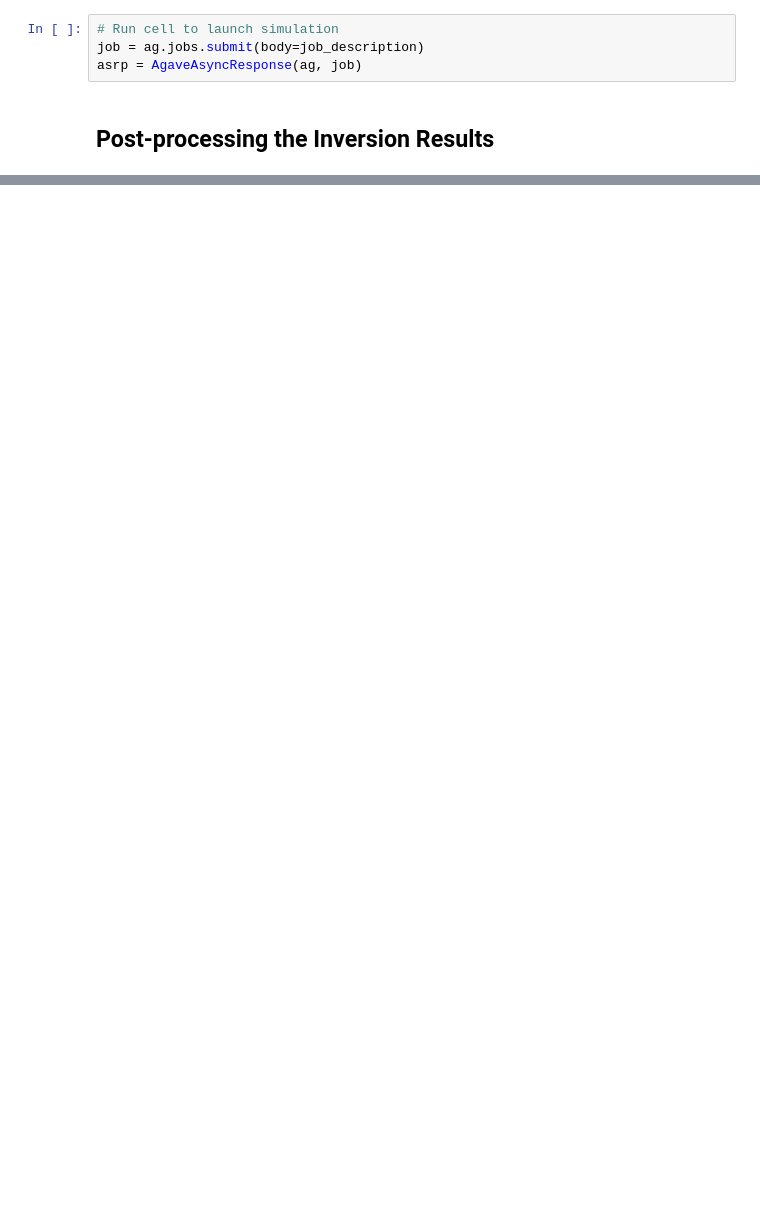
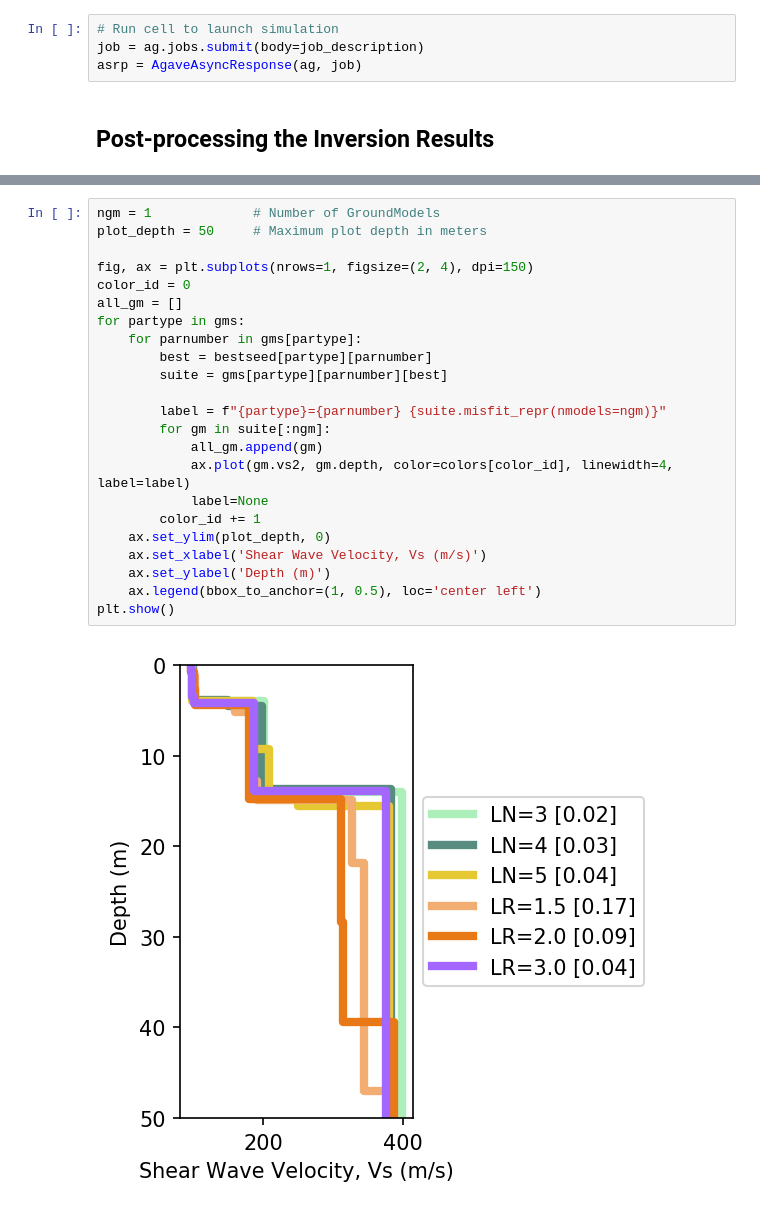
Before and after one commit to jpvantassel/swprepost, a Jupyter notebook: examples/adv/SWinvertWorkflow.ipynb, the cells around one changed output, grey strips where cells are left out. Drawn from its saved outputs; the diff is of its cells as text; blank space fills up the shorter version.

```diff
--- a/examples/adv/SWinvertWorkflow.ipynb
+++ b/examples/adv/SWinvertWorkflow.ipynb
@@ -481,0 +427,25 @@ plt.show()
+# %%
+ngm = 1             # Number of GroundModels
+plot_depth = 50     # Maximum plot depth in meters
+
+fig, ax = plt.subplots(nrows=1, figsize=(2, 4), dpi=150)
+color_id = 0
+all_gm = []
+for partype in gms:
+    for parnumber in gms[partype]:
+        best = bestseed[partype][parnumber]
+        suite = gms[partype][parnumber][best]
+
+        label = f"{partype}={parnumber} {suite.misfit_repr(nmodels=ngm)}"
+        for gm in suite[:ngm]:
+            all_gm.append(gm)
+            ax.plot(gm.vs2, gm.depth, color=colors[color_id], linewidth=4, label=label)
+            label=None
+        color_id += 1
+    ax.set_ylim(plot_depth, 0)
+    ax.set_xlabel('Shear Wave Velocity, Vs (m/s)')
+    ax.set_ylabel('Depth (m)')
+    ax.legend(bbox_to_anchor=(1, 0.5), loc='center left')
+plt.show()
+# %% [output]
+[figure, added]
```
Also changed, not shown: parts of 25 cells of this notebook, 50 other files.
